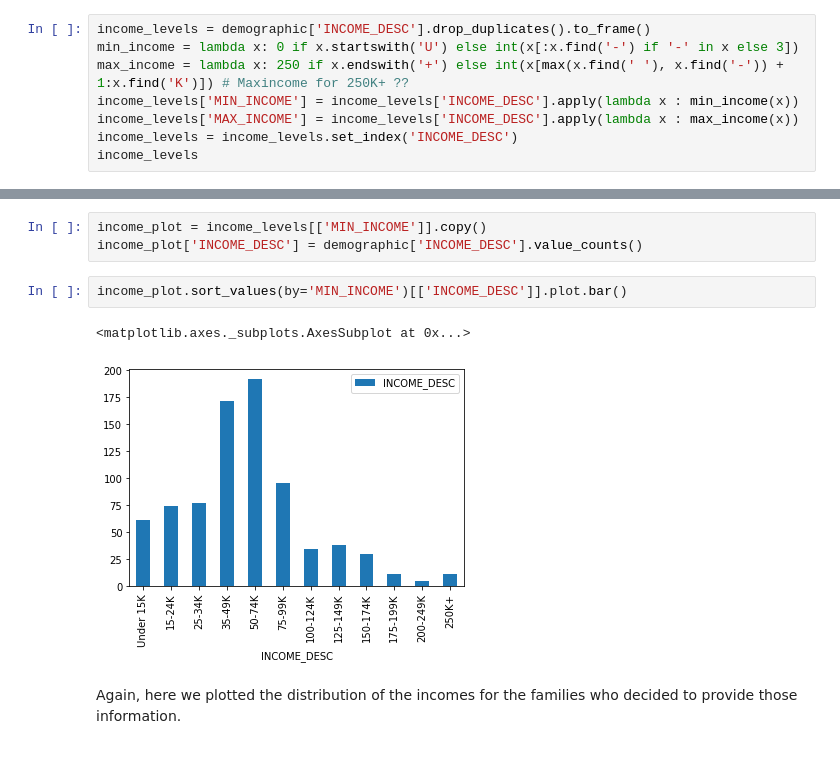
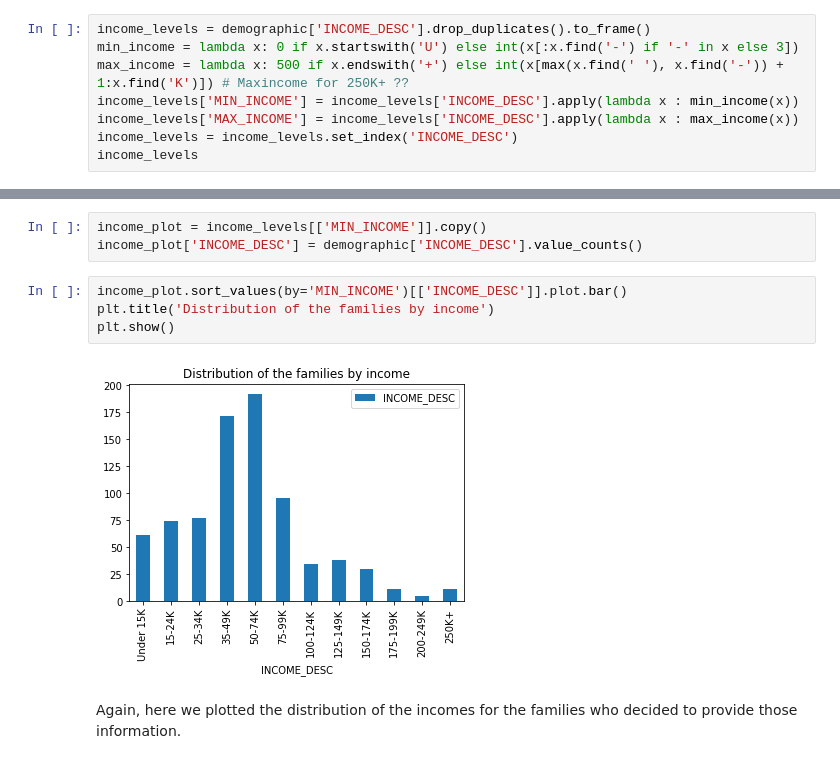
Before and after one commit to dhruti96shah/ada_project_pinkfluffybunnies, a Jupyter notebook: ada project.ipynb, the cells around one changed output, grey strips where cells are left out. Saved outputs shown, nothing was run; the diff lists cells and outputs as text.

```diff
--- a/ada project.ipynb
+++ b/ada project.ipynb
@@ -94,7 +94,7 @@ Then, we repeat the same operation for the incomes.
 # %%
 income_levels = demographic['INCOME_DESC'].drop_duplicates().to_frame()
 min_income = lambda x: 0 if x.startswith('U') else int(x[:x.find('-') if '-' in x else 3])
-max_income = lambda x: 250 if x.endswith('+') else int(x[max(x.find(' '), x.find('-')) + 1:x.find('K')]) # Maxincome for 250K+ ??
+max_income = lambda x: 500 if x.endswith('+') else int(x[max(x.find(' '), x.find('-')) + 1:x.find('K')]) # Maxincome for 250K+ ??
 income_levels['MIN_INCOME'] = income_levels['INCOME_DESC'].apply(lambda x : min_income(x))
 income_levels['MAX_INCOME'] = income_levels['INCOME_DESC'].apply(lambda x : max_income(x))
 income_levels = income_levels.set_index('INCOME_DESC')
@@ -121,9 +123,10 @@ income_plot = income_levels[['MIN_INCOME']].copy()
 income_plot['INCOME_DESC'] = demographic['INCOME_DESC'].value_counts()
 # %%
 income_plot.sort_values(by='MIN_INCOME')[['INCOME_DESC']].plot.bar()
+plt.title('Distribution of the families by income')
+plt.show()
 # %% [output]
-<matplotlib.axes._subplots.AxesSubplot at 0x...>
-[figure, old version]
+[figure, new version]
 # %% [markdown]
 Again, here we plotted the distribution of the incomes for the families who decided to provide those information.
 # %% [markdown]
```
Also changed, not shown: parts of 7 cells of this notebook.
